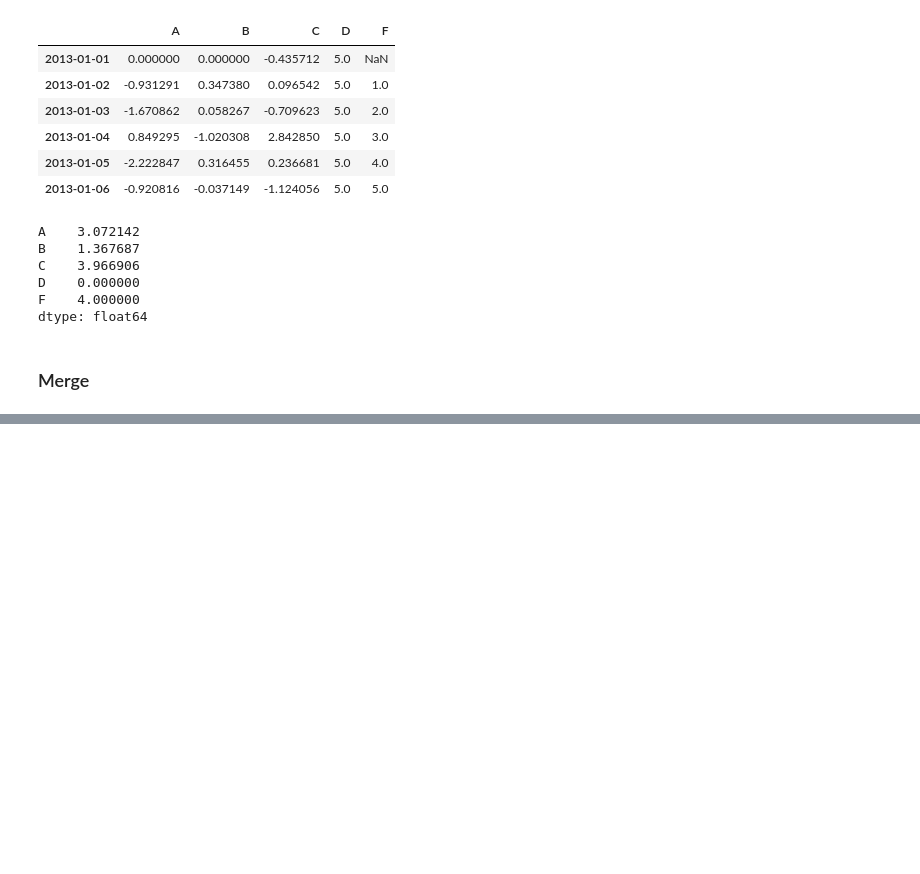
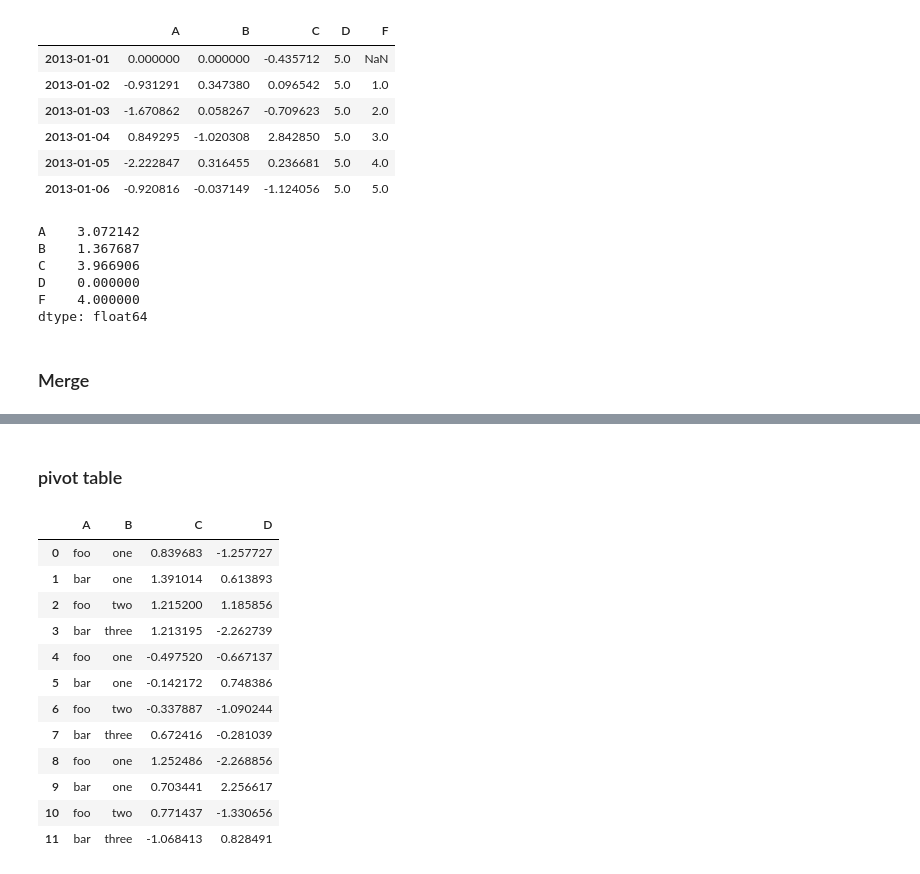
Before and after one commit to online5880/Pandas-BigQuery-MetaCode, a Jupyter notebook: Chapter01_pandas.ipynb, the cells around one changed output, grey strips where cells are left out. Cells and saved outputs as stored; diff of their text form; code cells hidden in the pictures; blank space fills up the shorter version.

```diff
--- a/Chapter01_pandas.ipynb
+++ b/Chapter01_pandas.ipynb
@@ -457,0 +587,25 @@ dtype: float64
+# %% [markdown]
+### pivot table
+# %%
+df = pd.DataFrame({
+    'A' : ['foo','bar','foo','bar']*3,
+    'B' : ['one','one','two','three']*3,
+    'C':np.random.randn(12),
+    'D' : np.random.randn(12)
+})
+
+df
+# %% [output]
+|  | A | B | C | D |
+| 0 | foo | one | 0.839683 | -1.257727 |
+| 1 | bar | one | 1.391014 | 0.613893 |
+| 2 | foo | two | 1.215200 | 1.185856 |
+| 3 | bar | three | 1.213195 | -2.262739 |
+| 4 | foo | one | -0.497520 | -0.667137 |
+| 5 | bar | one | -0.142172 | 0.748386 |
+| 6 | foo | two | -0.337887 | -1.090244 |
+| 7 | bar | three | 0.672416 | -0.281039 |
+| 8 | foo | one | 1.252486 | -2.268856 |
+| 9 | bar | one | 0.703441 | 2.256617 |
+| 10 | foo | two | 0.771437 | -1.330656 |
+| 11 | bar | three | -1.068413 | 0.828491 |
```
Also changed, not shown: parts of 17 cells of this notebook.
